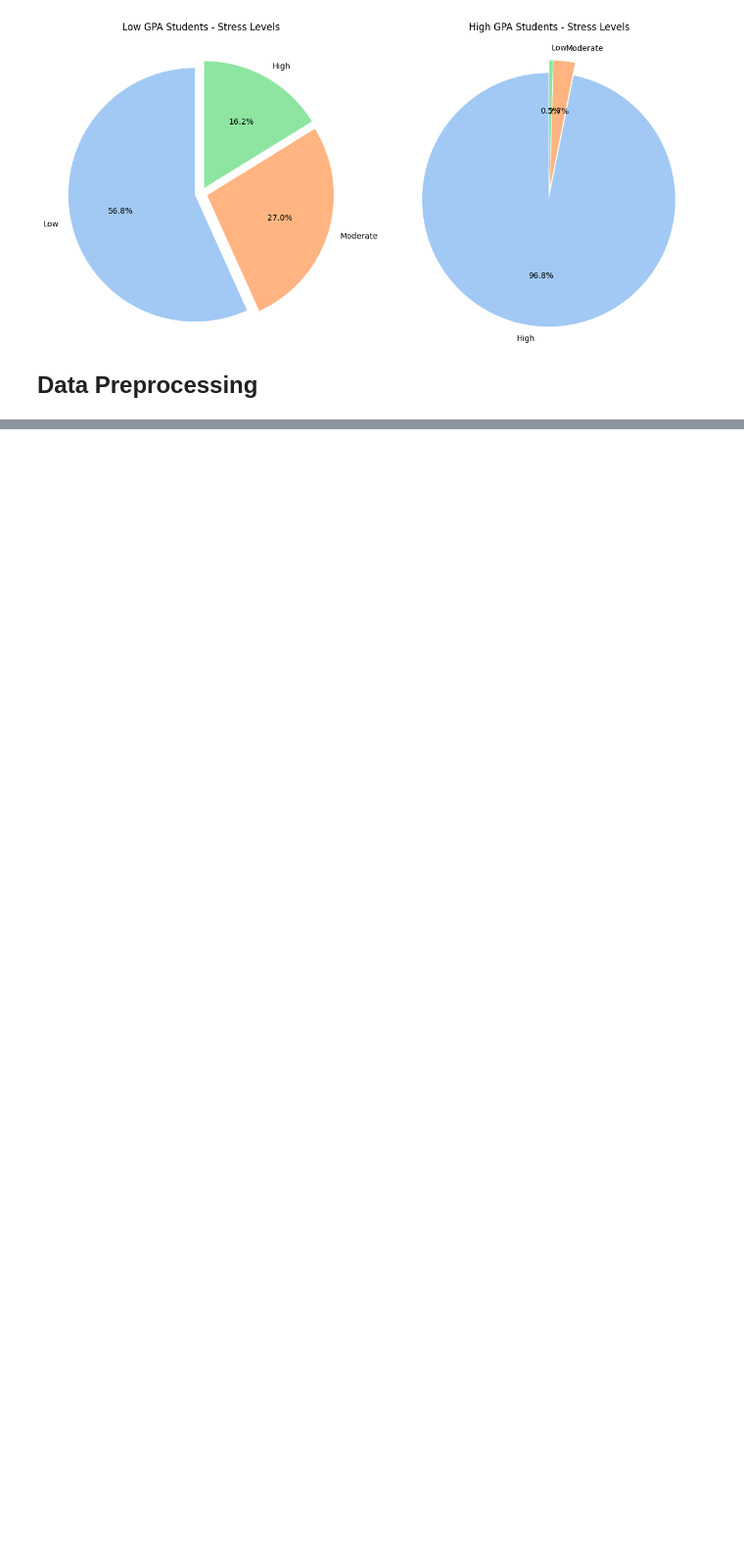
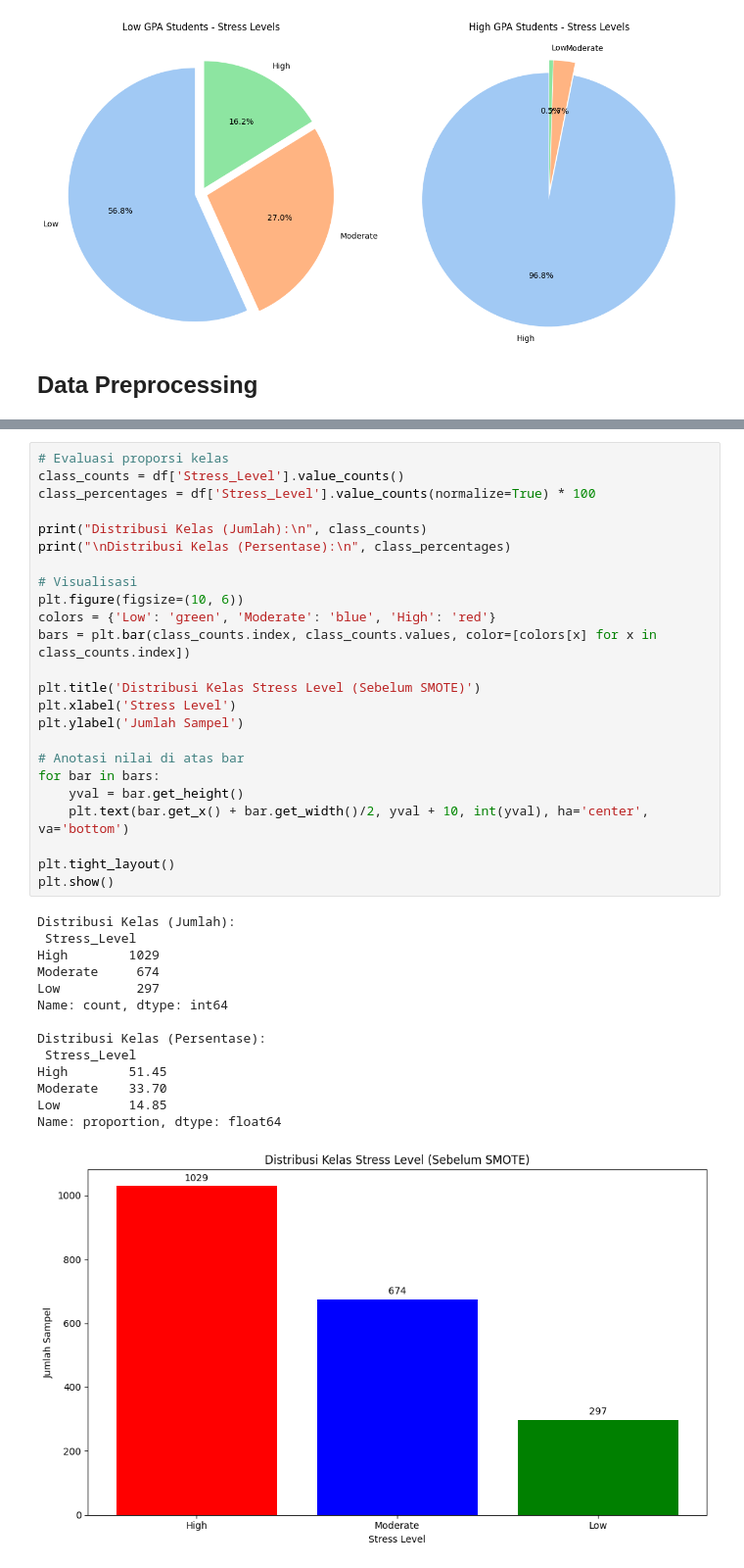
Before and after one commit to yyayoga/Comparison-machine-learning-algorithm-for-classification-student-stress, a Jupyter notebook: comparison-algorithm.ipynb, the cells around one changed output, grey strips where cells are left out. Shown at 98% size. Cells and saved outputs as stored; diff of their text form; blank space fills up the shorter version.

```diff
--- a/comparison-algorithm.ipynb
+++ b/comparison-algorithm.ipynb
@@ -483,0 +514,39 @@ plt.show()
+# %%
+# Evaluasi proporsi kelas
+class_counts = df['Stress_Level'].value_counts()
+class_percentages = df['Stress_Level'].value_counts(normalize=True) * 100
+
+print("Distribusi Kelas (Jumlah):\n", class_counts)
+print("\nDistribusi Kelas (Persentase):\n", class_percentages)
+
+# Visualisasi
+plt.figure(figsize=(10, 6))
+colors = {'Low': 'green', 'Moderate': 'blue', 'High': 'red'}
+bars = plt.bar(class_counts.index, class_counts.values, color=[colors[x] for x in class_counts.index])
+
+plt.title('Distribusi Kelas Stress Level (Sebelum SMOTE)')
+plt.xlabel('Stress Level')
+plt.ylabel('Jumlah Sampel')
+
+# Anotasi nilai di atas bar
+for bar in bars:
+    yval = bar.get_height()
+    plt.text(bar.get_x() + bar.get_width()/2, yval + 10, int(yval), ha='center', va='bottom')
+
+plt.tight_layout()
+plt.show()
+# %% [output]
+Distribusi Kelas (Jumlah):
+ Stress_Level
+High        1029
+Moderate     674
+Low          297
+Name: count, dtype: int64
+
+Distribusi Kelas (Persentase):
+ Stress_Level
+High        51.45
+Moderate    33.70
+Low         14.85
+Name: proportion, dtype: float64
+[figure, added]
```
Also changed, not shown: parts of 52 cells of this notebook.
